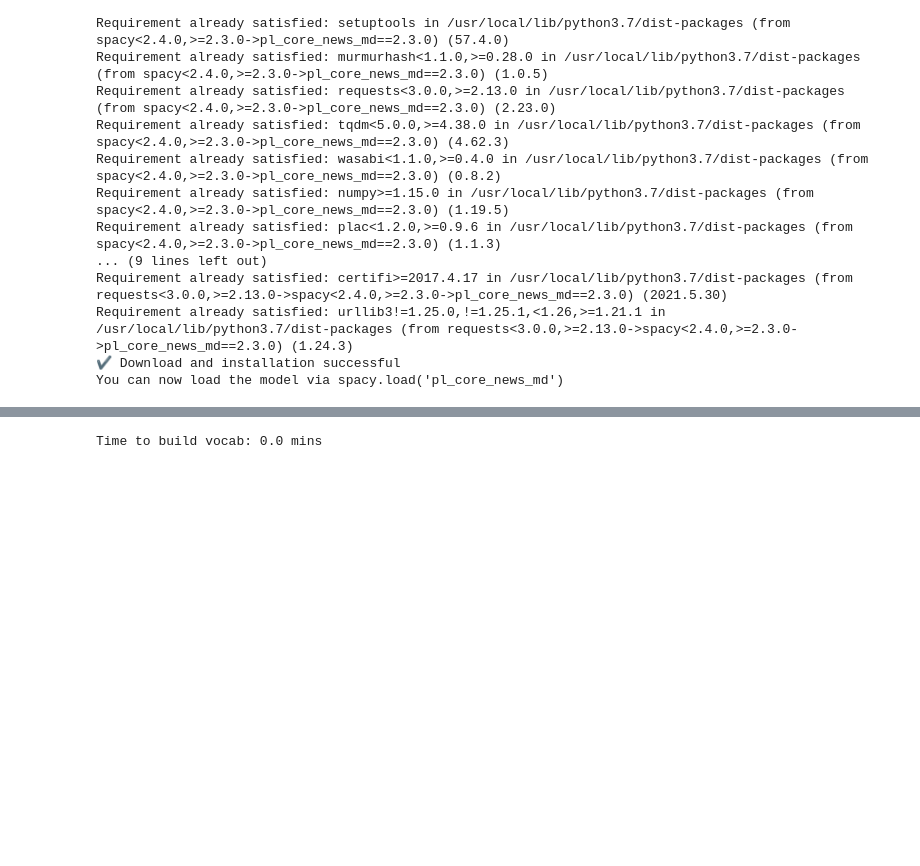
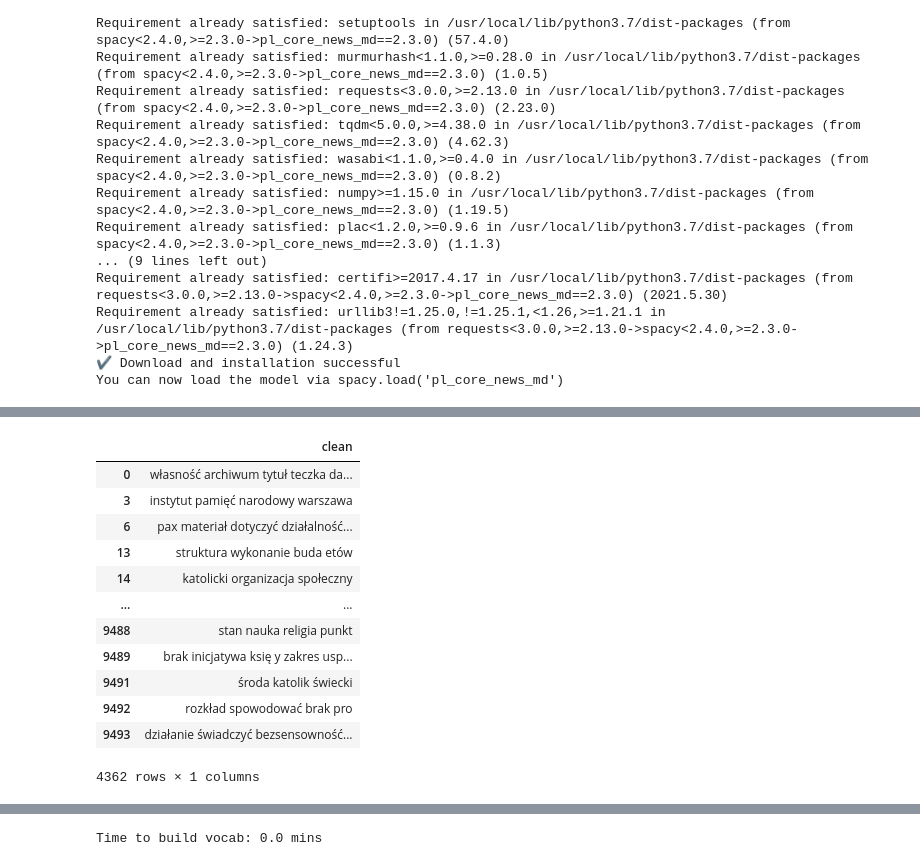
Before and after one commit to KacperGrodecki/image_proccessing, a Jupyter notebook: kuba_img_text_reading_found_words_analyzing_enchant.ipynb, the cells around one changed output, grey strips where cells are left out. Saved outputs shown, nothing was run; the diff lists cells and outputs as text; code cells hidden in the pictures; blank space fills up the shorter version.

```diff
--- a/kuba_img_text_reading_found_words_analyzing_enchant.ipynb
+++ b/kuba_img_text_reading_found_words_analyzing_enchant.ipynb
@@ -174,6 +176,22 @@ bigram = Phraser(phrases)
 sentences = bigram[sent]
 # %%
 from collections import defaultdict  # For word frequency
+# %%
+df_clean
+# %% [output]
+|  | clean |
+| 0 | własność archiwum tytuł teczka da... |
+| 3 | instytut pamięć narodowy warszawa |
+| 6 | pax materiał dotyczyć działalność... |
+| 13 | struktura wykonanie buda etów |
+| 14 | katolicki organizacja społeczny |
+| ... | ... |
+| 9488 | stan nauka religia punkt |
+| 9489 | brak inicjatywa księ y zakres usp... |
+| 9491 | środa katolik świecki |
+| 9492 | rozkład spowodować brak pro |
+| 9493 | działanie świadczyć bezsensowność... |
+4362 rows × 1 columns
 # %%
 word_freq = defaultdict(int)
 for sent in sentences:
```
Also changed, not shown: parts of 14 cells of this notebook.
